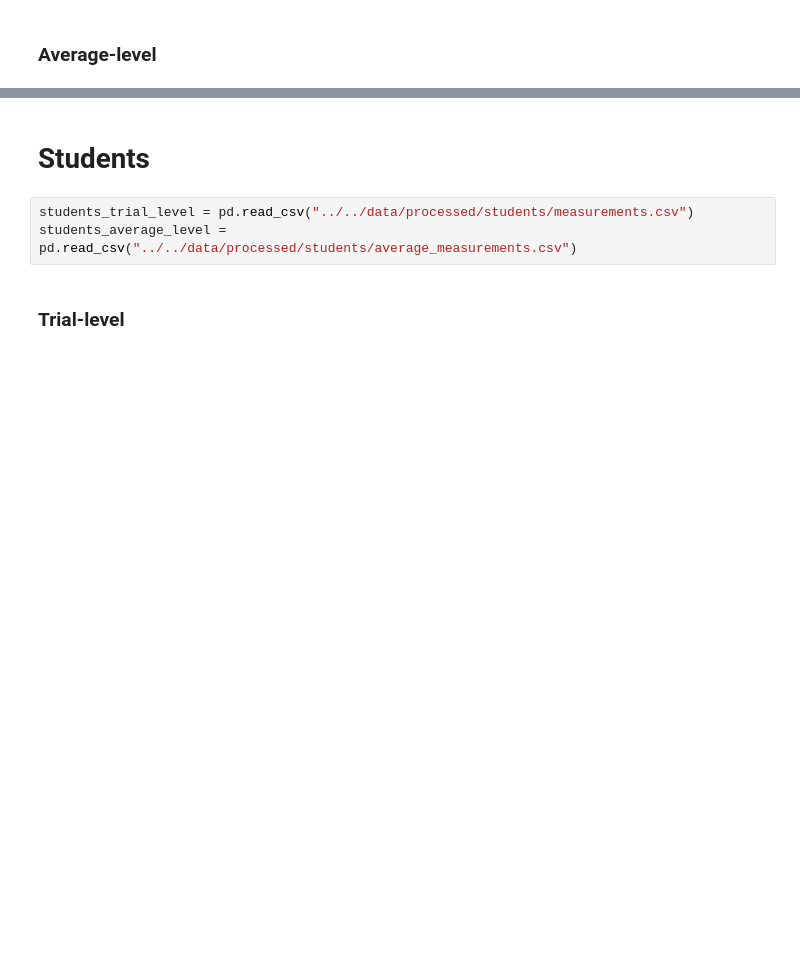
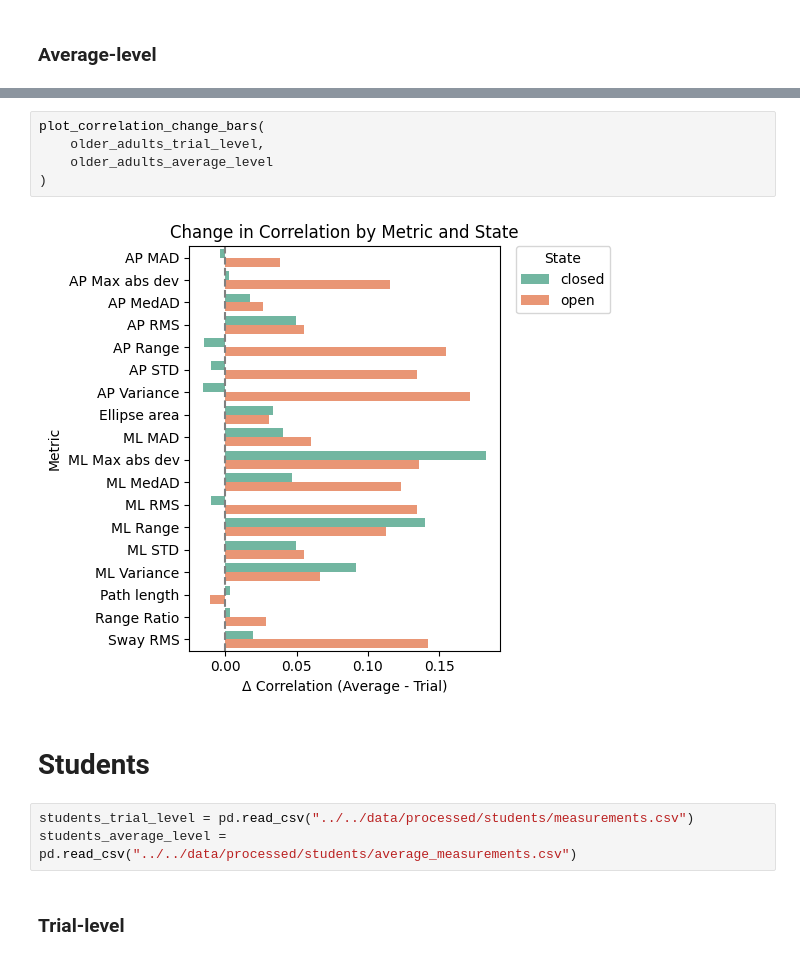
Before and after one commit to shahafgev/fall_risk_analysis, a Jupyter notebook: notebooks/device_comparision/pearson_correlation.ipynb, the cells around one changed output, grey strips where cells are left out. Saved outputs shown, nothing was run; the diff lists cells and outputs as text; blank space fills up the shorter version.

```diff
--- a/notebooks/device_comparision/pearson_correlation.ipynb
+++ b/notebooks/device_comparision/pearson_correlation.ipynb
@@ -28,3 +28,10 @@ plot_corrleations_heatmap(older_adults_average_level)
+# %%
+plot_correlation_change_bars(
+    older_adults_trial_level,
+    older_adults_average_level
+)
+# %% [output]
+[figure, added]
 # %% [markdown]
 # Students
 # %%
```
Also changed, not shown: parts of 6 cells of this notebook, 23 other files.
